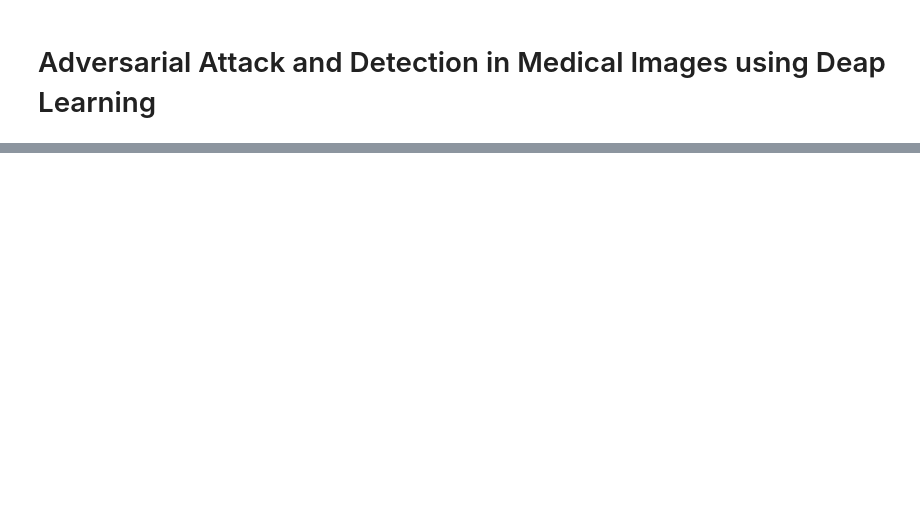
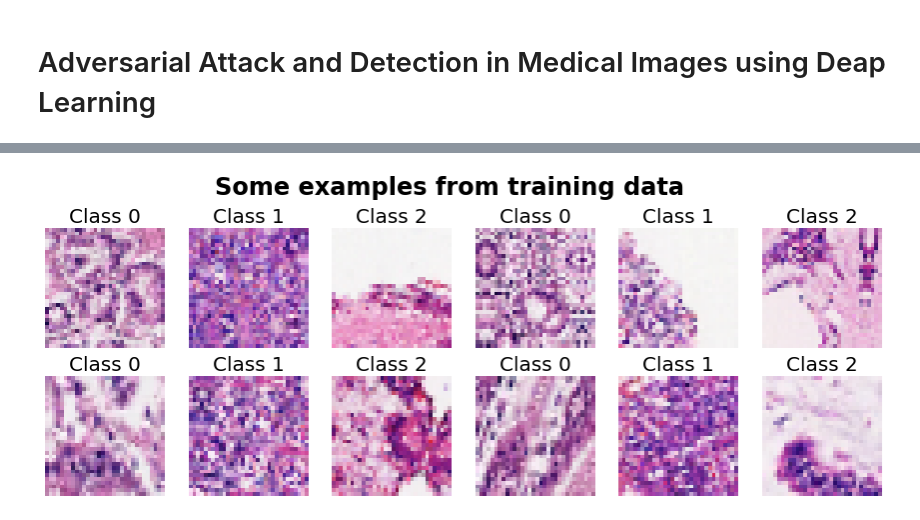
Before and after one commit to vkarlstrand/pie, a Jupyter notebook: demo.ipynb, the cells around one changed output, grey strips where cells are left out. Cells and saved outputs as stored; diff of their text form; code cells hidden in the pictures; blank space fills up the shorter version.

Commit message:
Normalization, training, load trained model, and test

```diff
--- a/demo.ipynb
+++ b/demo.ipynb
@@ -90,0 +56,3 @@ loader_validation = DataLoader(dataset=dataset_validation, batch_size=batch_size
+# %%
+dataset_train_mean = torch.tensor([0.7642, 0.5686, 0.7519])
+dataset_train_std = torch.tensor([0.2185, 0.3006, 0.1804])
@@ -90,0 +62,77 @@ loader_validation = DataLoader(dataset=dataset_validation, batch_size=batch_size
+# %%
+# Imports
+import cv2
+import albumentations as album
+from albumentations.augmentations.transforms import GaussianBlur, MedianBlur, MotionBlur, RandomBrightness, \
+                                                    RandomContrast,  VerticalFlip
+from albumentations.pytorch import ToTensorV2
+from torch.utils.data import Dataset, DataLoader
+import torchvision
+import torch
+from data import DatasetFromCSV, compute_mean_std
+from plot import plot_dataset
+
+
+
+# Settings
+image_size = 32
+batch_size = 16
+num_workers = 4
+
+
+# Augmentations of images and data using albumentations
+album_train = album.Compose([
+    album.Resize(image_size, image_size),
+#     album.OneOf([RandomBrightness(limit=0.1, p=1), RandomContrast(limit=0.1, p=1)]),
+#     album.OneOf([MotionBlur(blur_limit=3), MedianBlur(blur_limit=3), GaussianBlur(blur_limit=3)], p=0.5),
+    album.VerticalFlip(p=0.5),
+    album.HorizontalFlip(p=0.5),
+    album.ShiftScaleRotate(
+        shift_limit=0.2,
+        scale_limit=0.2,
+        rotate_limit=20,
+        interpolation=cv2.INTER_LINEAR,
+        border_mode=cv2.BORDER_REFLECT_101,
+        p=1,
+    ),
+    album.Normalize(mean=[0,0,0], std=[1,1,1], max_pixel_value=255.0),
+    album.Normalize(mean=dataset_train_mean, std=dataset_train_std, max_pixel_value=1.0),
+    ToTensorV2(),
+])
+
+album_validation = album.Compose([
+    album.Resize(image_size, image_size),
+    album.Normalize(mean=[0,0,0], std=[1,1,1], max_pixel_value=255.0),
+    album.Normalize(mean=dataset_train_mean, std=dataset_train_std, max_pixel_value=1.0),
+    ToTensorV2(),
+])
+
+
+# Load training data set
+dataset_train = DatasetFromCSV(image_root='./data/data_images/',
+                               csv_path='./data/data_labels_train.csv',
+                               transforms=album_train)
+# Load validation data set
+dataset_validation = DatasetFromCSV(image_root='./data/data_images/',
+                                    csv_path='./data/data_labels_validation.csv',
+                                    transforms=album_validation)
+
+
+# Plot some examples from training and validation data sets
+rows = 2
+cols = 6
+image_width = 2.5
+fig, axs = plot_dataset(dataset_train, rows=rows, cols=cols, image_width=image_width,
+                        mean=dataset_train_mean, std=dataset_train_std)
+fig.suptitle('Some examples from training data', fontsize=24, y=1.02, weight='bold')
+fig, axs = plot_dataset(dataset_validation, rows=rows, cols=cols, image_width=image_width,
+                        mean=dataset_train_mean, std=dataset_train_std)
+fig.suptitle('Some examples from validation data', fontsize=24, y=1.02, weight='bold')
+plt.show()
+
+
+# Load data into loaders
+loader_train = DataLoader(dataset=dataset_train, batch_size=batch_size, shuffle=True, num_workers=num_workers)
+loader_validation = DataLoader(dataset=dataset_validation, batch_size=batch_size, num_workers=num_workers)
+# %% [output]
+[figure, added]
```
Also changed, not shown: parts of 14 cells of this notebook, 41 other files.
